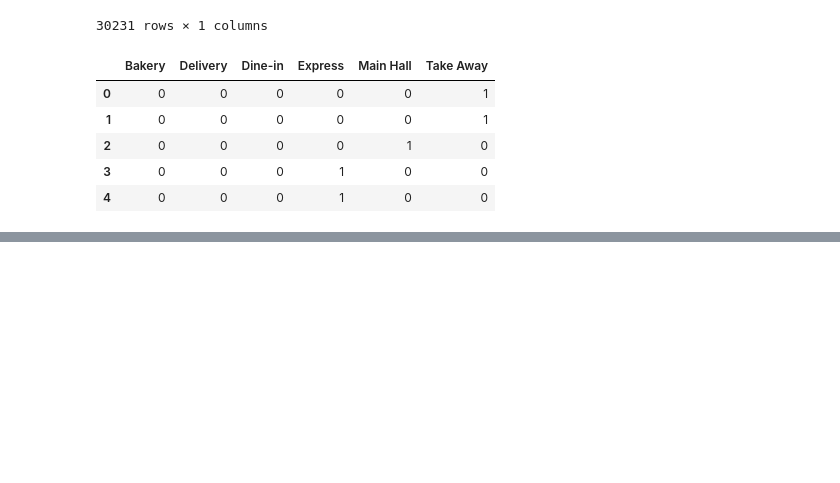
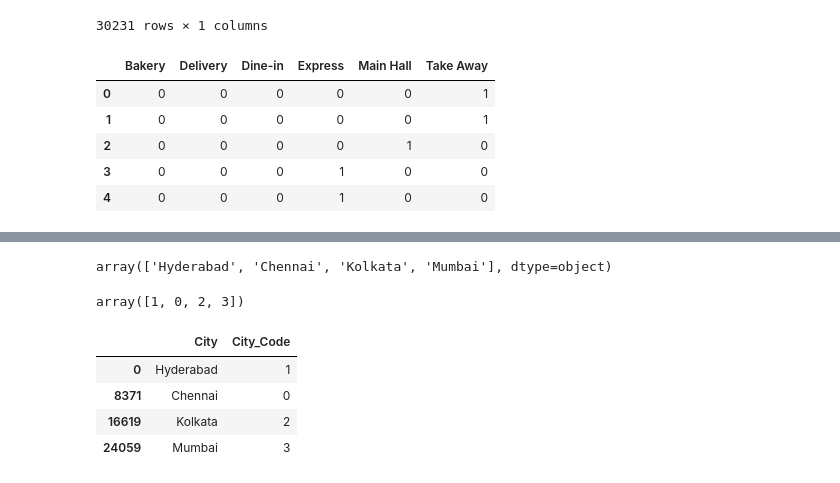
Before and after one commit to venkatesh-manikumar/Datascience-Assignments, a Jupyter notebook: Preprocessing_assignment.ipynb, the cells around one changed output, grey strips where cells are left out. Drawn from its saved outputs; the diff is of its cells as text; code cells hidden in the pictures; blank space fills up the shorter version.

```diff
--- a/Preprocessing_assignment.ipynb
+++ b/Preprocessing_assignment.ipynb
@@ -276,0 +296,22 @@ pd.DataFrame(lb_result , columns = lb.classes_).head()
+# %%
+from sklearn.preprocessing import LabelEncoder,OrdinalEncoder,OneHotEncoder
+
+le = LabelEncoder()
+
+raw['City_Code'] = le.fit_transform(raw['City'])
+
+raw['City'].unique()
+# %% [output]
+array(['Hyderabad', 'Chennai', 'Kolkata', 'Mumbai'], dtype=object)
+# %%
+raw['City_Code'].unique()
+# %% [output]
+array([1, 0, 2, 3])
+# %%
+raw[['City','City_Code']].drop_duplicates()
+# %% [output]
+|  | City | City_Code |
+| 0 | Hyderabad | 1 |
+| 8371 | Chennai | 0 |
+| 16619 | Kolkata | 2 |
+| 24059 | Mumbai | 3 |
```
Also changed, not shown: parts of 4 cells of this notebook.
